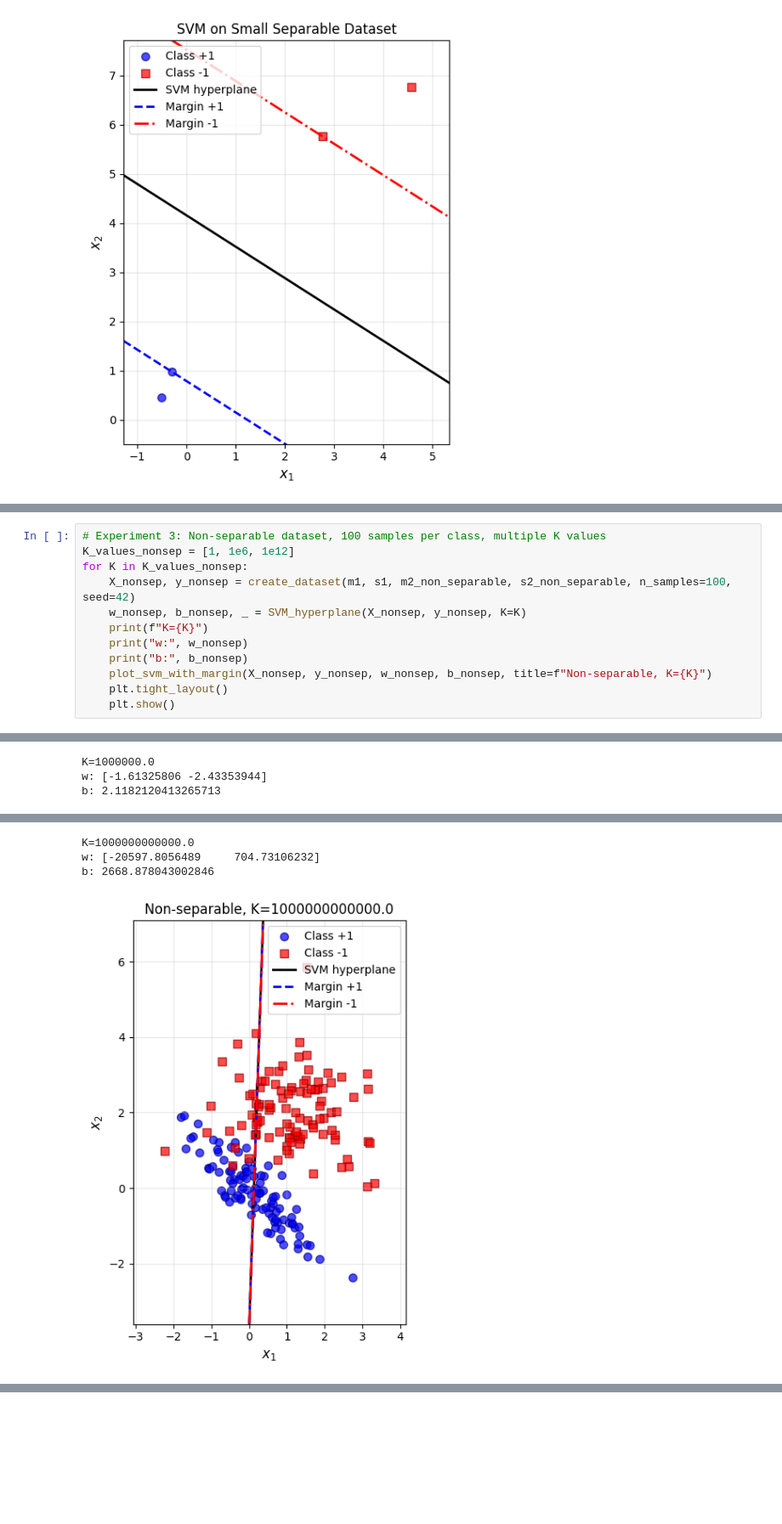
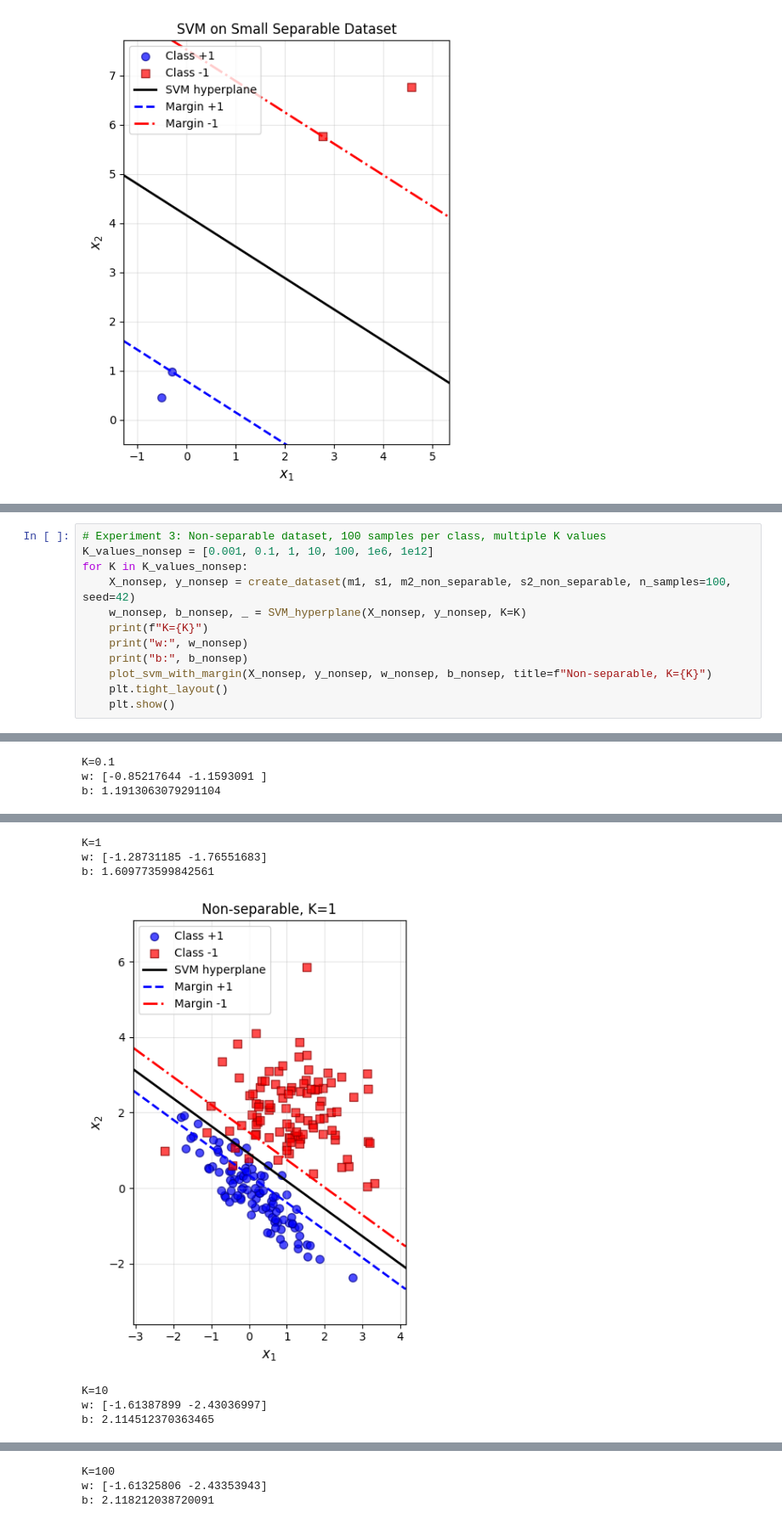
Before and after one commit to jcalataiut/Practiques_Optimization, a Jupyter notebook: prac5/prac5.ipynb, the cells around one changed output, grey strips where cells are left out. Shown at 85% size. Cells and saved outputs as stored; diff of their text form; blank space fills up the shorter version.

```diff
--- a/prac5/prac5.ipynb
+++ b/prac5/prac5.ipynb
@@ -296,6 +556,6 @@ b: nan
 # %%
 # Experiment 3: Non-separable dataset, 100 samples per class, multiple K values
-K_values_nonsep = [1, 1e6, 1e12]
+K_values_nonsep = [0.001, 0.1, 1, 10, 100, 1e6, 1e12]
 for K in K_values_nonsep:
     X_nonsep, y_nonsep = create_dataset(m1, s1, m2_non_separable, s2_non_separable, n_samples=100, seed=42)
     w_nonsep, b_nonsep, _ = SVM_hyperplane(X_nonsep, y_nonsep, K=K)
@@ -313,3 +573,3 @@ b: 1.6097735998425602
-K=1000000.0
-w: [-1.61325806 -2.43353944]
-b: 2.1182120413265713
+K=0.1
+w: [-0.85217644 -1.1593091 ]
+b: 1.1913063079291104
@@ -317,4 +577,7 @@ b: 2.1182120413265713
-K=1000000000000.0
-w: [-20597.8056489     704.73106232]
-b: 2668.878043002846
+K=1
+w: [-1.28731185 -1.76551683]
+b: 1.609773599842561
-[figure, old version]
+[figure, new version]
+K=10
+w: [-1.61387899 -2.43036997]
+b: 2.114512370363465
@@ -320,0 +585,3 @@ b: 2668.878043002846
+K=100
+w: [-1.61325806 -2.43353943]
+b: 2.118212038720091
```
Also changed, not shown: parts of 20 cells of this notebook, 7 other files.
